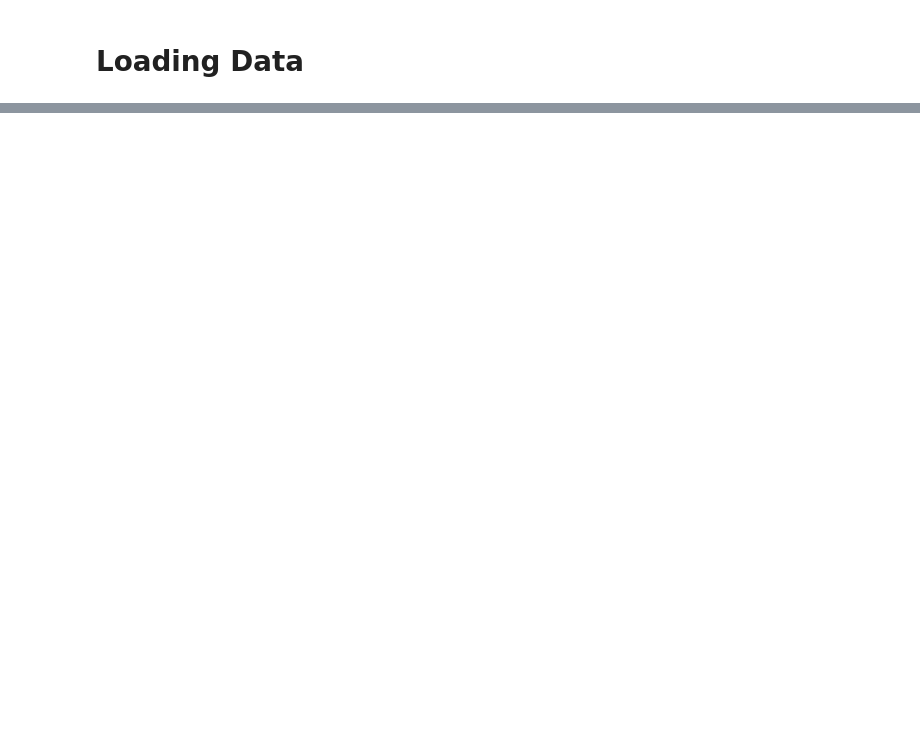
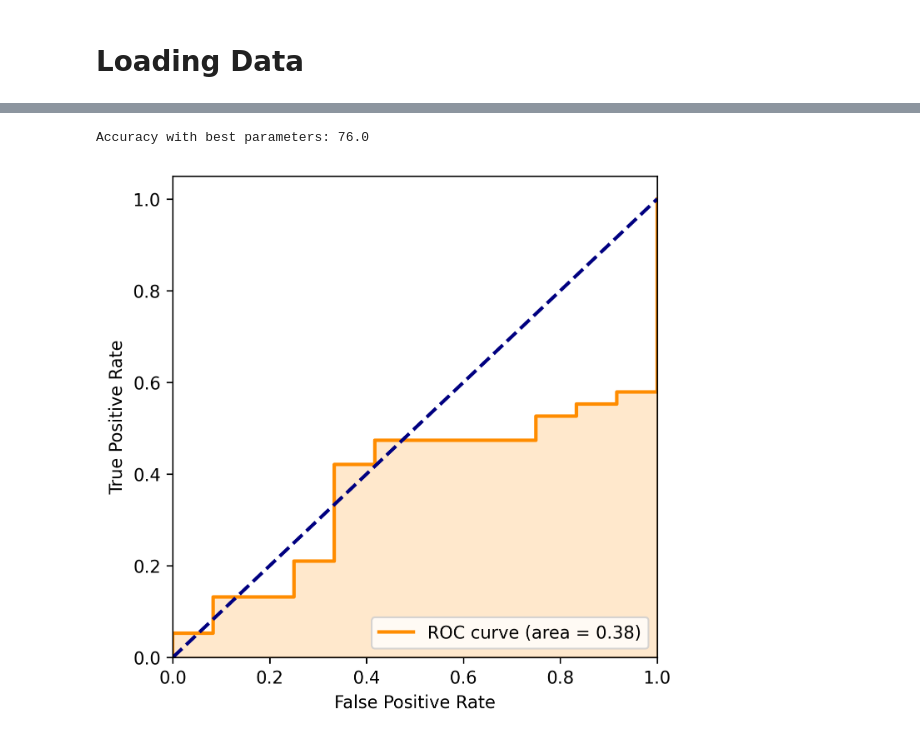
Before and after one commit to sitdownkevin/IBD-EDA, a Jupyter notebook: aes/aes_2024_logistic_regression.ipynb, the cells around one changed output, grey strips where cells are left out. Saved outputs shown, nothing was run; the diff lists cells and outputs as text; code cells hidden in the pictures; blank space fills up the shorter version.

```diff
--- a/aes/aes_2024_logistic_regression.ipynb
+++ b/aes/aes_2024_logistic_regression.ipynb
@@ -70,0 +82,5 @@ NameError: name 'mo' is not defined
+# %%
+model_dead = run(data_dead)
+# %% [output]
+Accuracy with best parameters: 76.0
+[figure, added]
```
Also changed, not shown: parts of 11 cells of this notebook, 2 other files.
